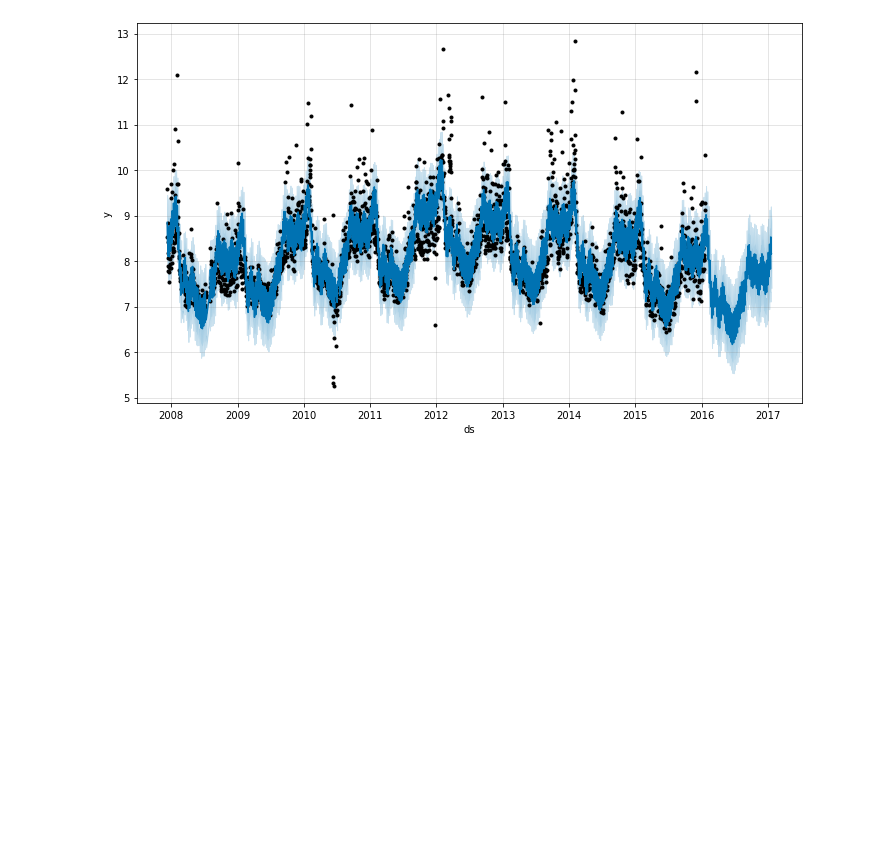
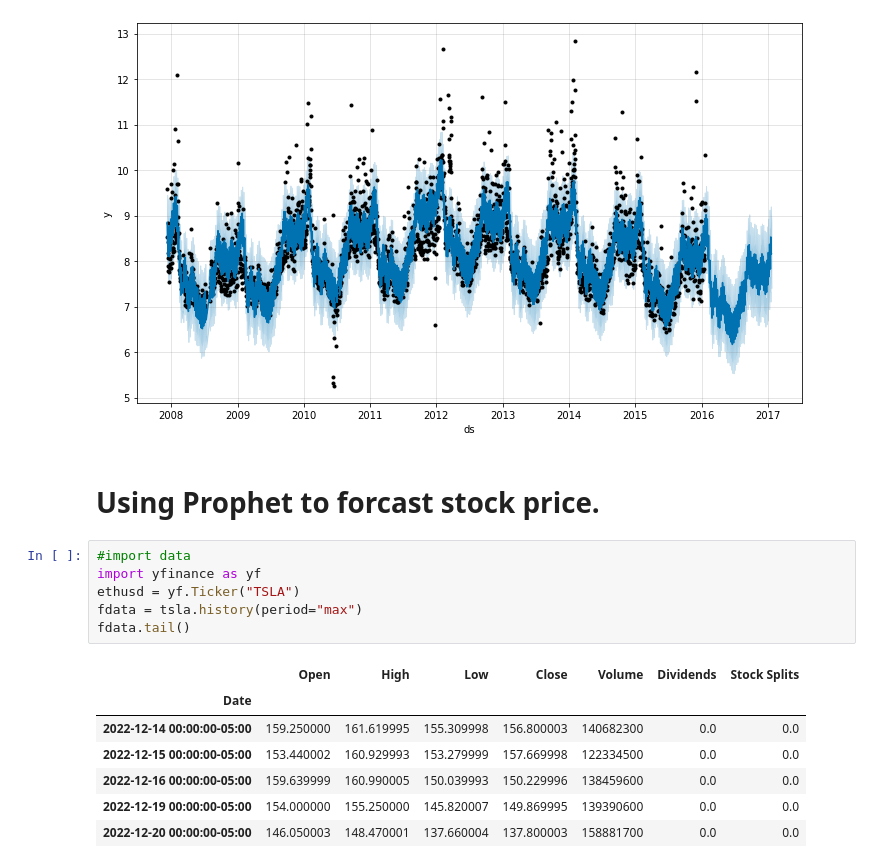
Before and after one commit to pattanps/ppm2-ML-AI-course, a Jupyter notebook: ppm2ml_finance.ipynb, the cells around one changed output. Cells and saved outputs as stored; diff of their text form; blank space fills up the shorter version.

```diff
--- a/ppm2ml_finance.ipynb
+++ b/ppm2ml_finance.ipynb
@@ -221,3 +221,19 @@ forecast[['ds', 'yhat', 'yhat_lower', 'yhat_upper']].tail()
 fig1 = m.plot(forecast)
 # %% [output]
 [figure]
+# %% [markdown]
+# Using Prophet to forcast stock price.
+# %%
+#import data
+import yfinance as yf
+ethusd = yf.Ticker("TSLA")
+fdata = tsla.history(period="max")
+fdata.tail()
+# %% [output]
+|  | Open | High | Low | Close | Volume | Dividends | Stock Splits |
+| Date |  |  |  |  |  |  |  |
+| 2022-12-14 00:00:00-05:00 | 159.250000 | 161.619995 | 155.309998 | 156.800003 | 140682300 | 0.0 | 0.0 |
+| 2022-12-15 00:00:00-05:00 | 153.440002 | 160.929993 | 153.279999 | 157.669998 | 122334500 | 0.0 | 0.0 |
+| 2022-12-16 00:00:00-05:00 | 159.639999 | 160.990005 | 150.039993 | 150.229996 | 138459600 | 0.0 | 0.0 |
+| 2022-12-19 00:00:00-05:00 | 154.000000 | 155.250000 | 145.820007 | 149.869995 | 139390600 | 0.0 | 0.0 |
+| 2022-12-20 00:00:00-05:00 | 146.050003 | 148.470001 | 137.660004 | 137.800003 | 158881700 | 0.0 | 0.0 |
```
Also changed, not shown: parts of 8 cells of this notebook.
